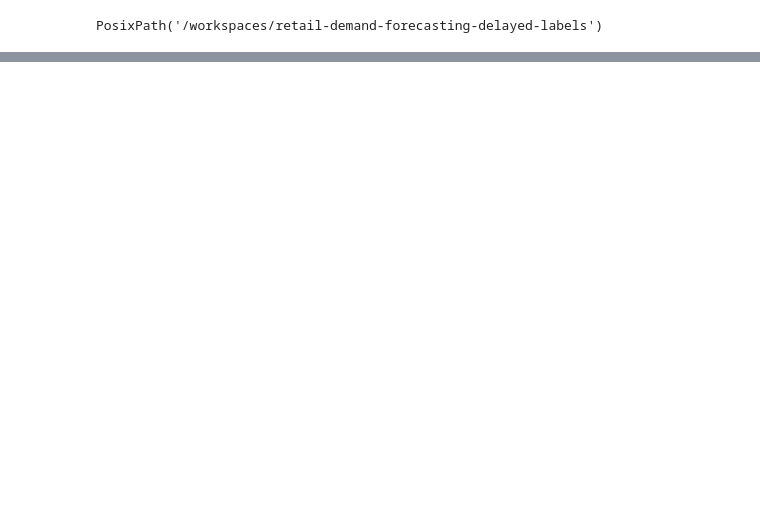
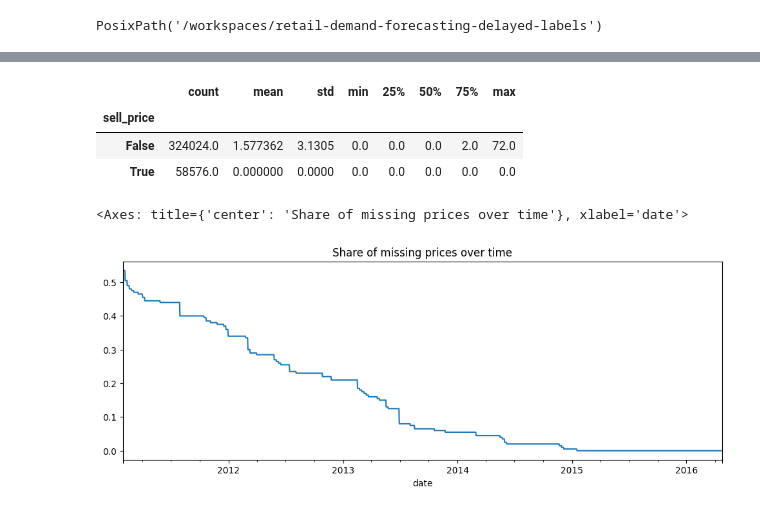
Before and after one commit to badroohiman/retail-demand-forecasting-delayed-labels, a Jupyter notebook: notebooks/01_eda.ipynb, the cells around one changed output, grey strips where cells are left out. Saved outputs shown, nothing was run; the diff lists cells and outputs as text; code cells hidden in the pictures; blank space fills up the shorter version.

```diff
--- a/notebooks/01_eda.ipynb
+++ b/notebooks/01_eda.ipynb
@@ -57,0 +231,17 @@ memory usage: 49.6+ MB
+# %%
+df.groupby(df["sell_price"].isna())["sales"].describe()
+# %% [output]
+|  | count | mean | std | min | 25% | 50% | 75% | max |
+| sell_price |  |  |  |  |  |  |  |  |
+| False | 324024.0 | 1.577362 | 3.1305 | 0.0 | 0.0 | 0.0 | 2.0 | 72.0 |
+| True | 58576.0 | 0.000000 | 0.0000 | 0.0 | 0.0 | 0.0 | 0.0 | 0.0 |
+# %%
+(
+    df.assign(price_missing=df["sell_price"].isna())
+      .groupby("date")["price_missing"]
+      .mean()
+      .plot(title="Share of missing prices over time", figsize=(12,4))
+)
+# %% [output]
+<Axes: title={'center': 'Share of missing prices over time'}, xlabel='date'>
+[figure, added]
```
Also changed, not shown: parts of 38 cells of this notebook, 7 other files.
